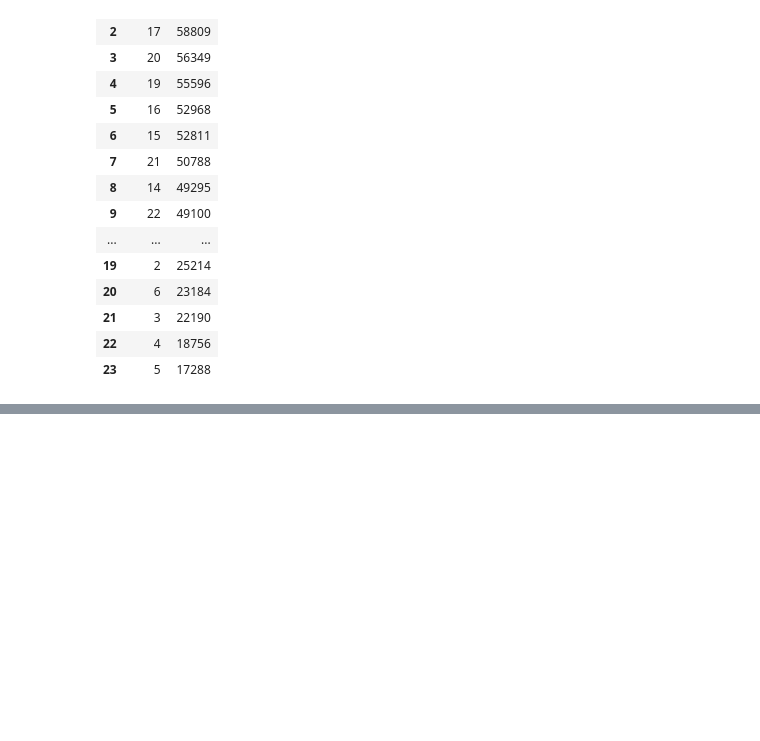
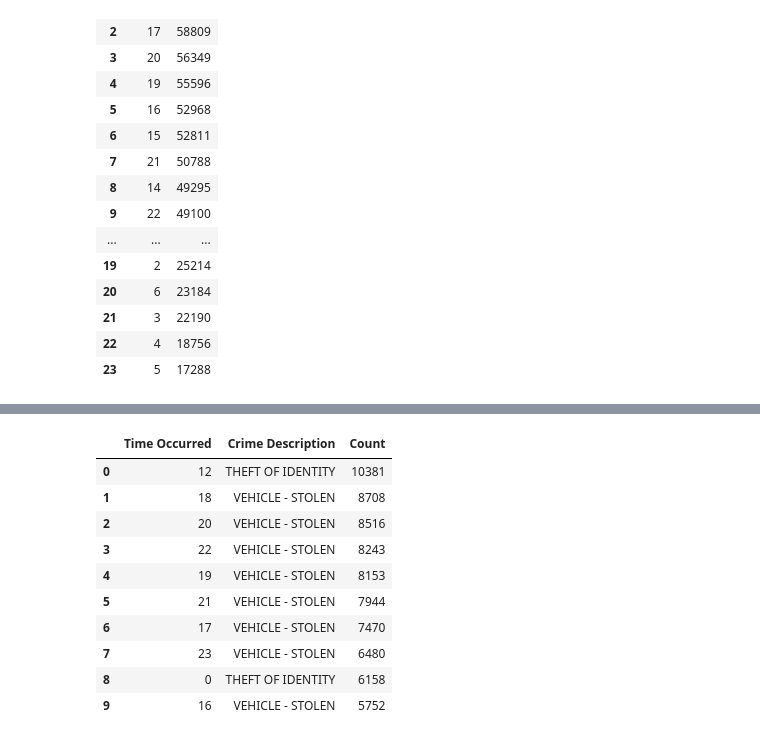
Before and after one commit to kamariban/data-analysis, a Jupyter notebook: crime.ipynb, the cells around one changed output, grey strips where cells are left out. Drawn from its saved outputs; the diff is of its cells as text; code cells hidden in the pictures; blank space fills up the shorter version.

```diff
--- a/crime.ipynb
+++ b/crime.ipynb
@@ -594,0 +552,29 @@ get_crimes_by_hour(clean_df)
+# %%
+
+# function to get number of crimes by hour and crime type
+def crime_by_hour(df, top_n=10):
+    return (
+        df.groupby([
+            pd.to_datetime(df['Time Occurred'].astype(str)).dt.hour,  # convert + extract hour
+            'Crime Description'
+        ])
+        .size()  # count occurrences
+        .reset_index(name='Count')  # convert to DataFrame
+        .sort_values(by='Count', ascending=False)  # sort by highest frequency
+        .head(top_n)  # keep top N combinations
+        .reset_index(drop=True)  # clean index
+    )
+
+crime_by_hour(clean_df)
+# %% [output]
+|  | Time Occurred | Crime Description | Count |
+| 0 | 12 | THEFT OF IDENTITY | 10381 |
+| 1 | 18 | VEHICLE - STOLEN | 8708 |
+| 2 | 20 | VEHICLE - STOLEN | 8516 |
+| 3 | 22 | VEHICLE - STOLEN | 8243 |
+| 4 | 19 | VEHICLE - STOLEN | 8153 |
+| 5 | 21 | VEHICLE - STOLEN | 7944 |
+| 6 | 17 | VEHICLE - STOLEN | 7470 |
+| 7 | 23 | VEHICLE - STOLEN | 6480 |
+| 8 | 0 | THEFT OF IDENTITY | 6158 |
+| 9 | 16 | VEHICLE - STOLEN | 5752 |
```
Also changed, not shown: parts of 15 cells of this notebook.
